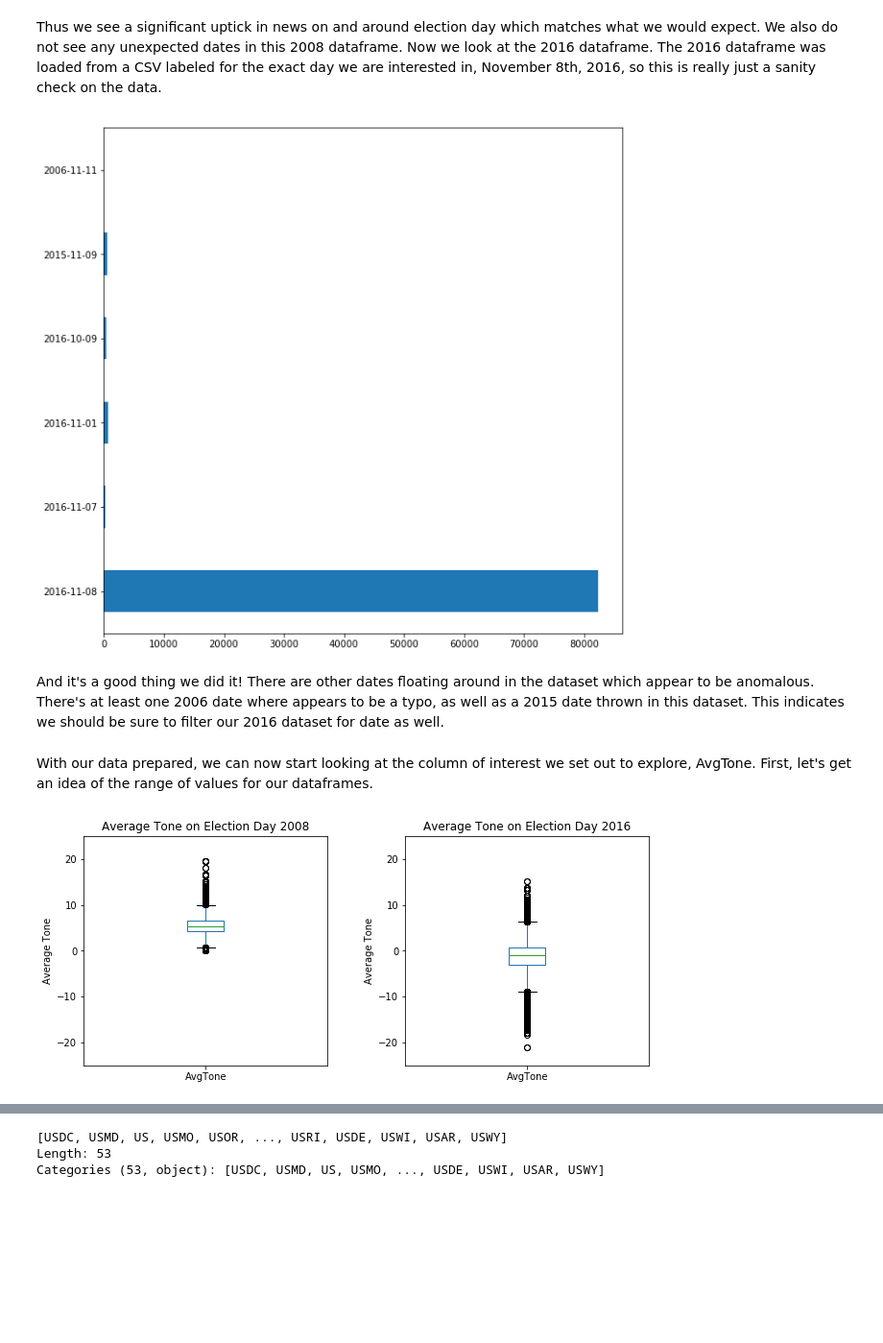
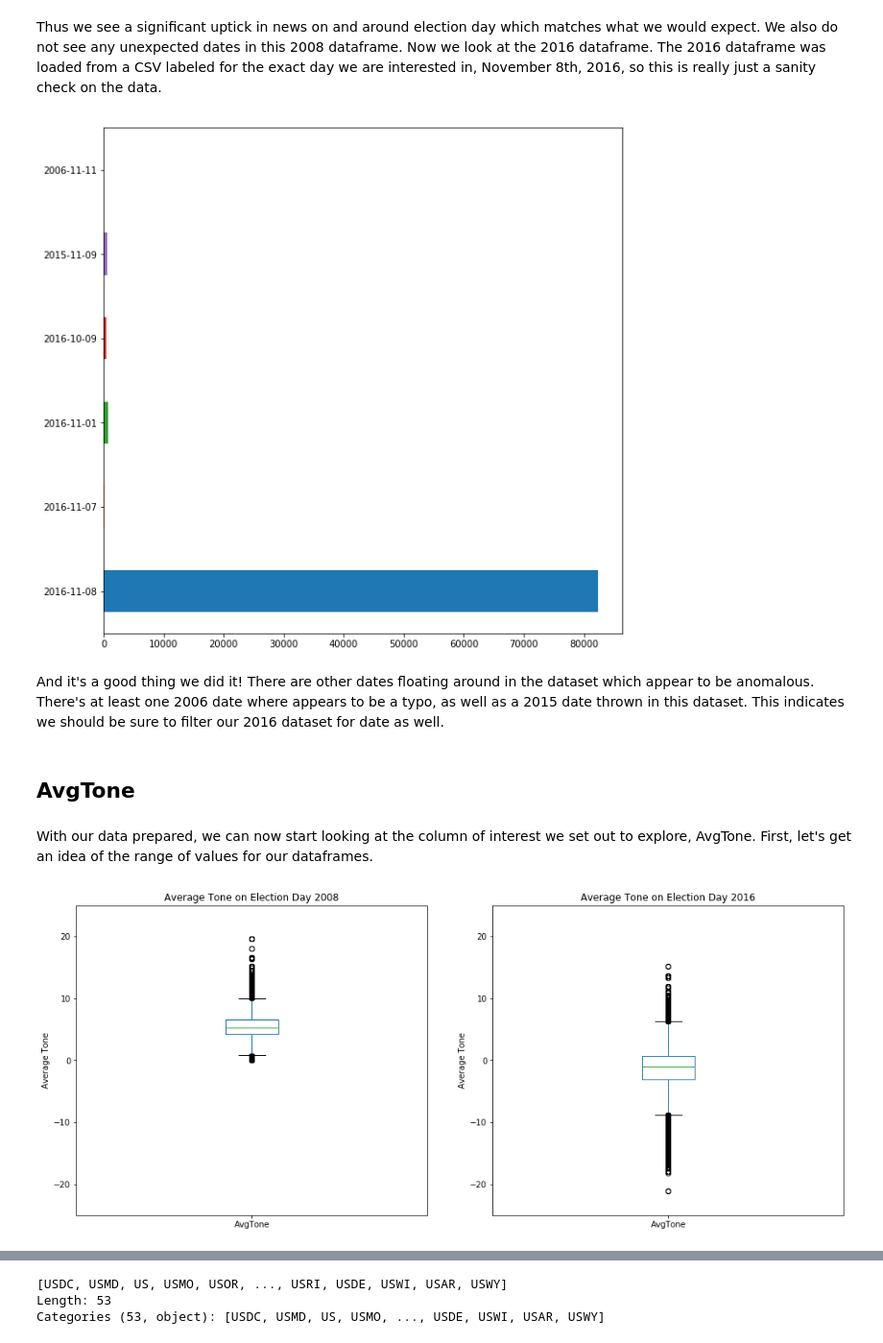
Before and after one commit to eistre91/thinkful-projects, a Jupyter notebook: GDELT Capstone Report.ipynb, the cells around one changed output, grey strips where cells are left out. Shown at 96% size. Cells and saved outputs as stored; diff of their text form; code cells hidden in the pictures; blank space fills up the shorter version.

```diff
--- a/GDELT Capstone Report.ipynb
+++ b/GDELT Capstone Report.ipynb
@@ -145,10 +146,10 @@ In the end, with optimized data type choices that also take into consideration t
 # %% [markdown]
 # Data Exploration
 # %%
-df_2008 = pd.read_csv(data_2008, sep='\t', names=columns[:57], \
+df_2008 = pd.read_csv(data_2008, sep='\t', names=GDELT_columns[:57], \
                         usecols=usecols, dtype=dtype_dict, \
                         parse_dates=['SQLDATE'])
-df_2016 = pd.read_csv(data_2016, sep='\t', names=columns, \
+df_2016 = pd.read_csv(data_2016, sep='\t', names=GDELT_columns, \
                         usecols=usecols, dtype=dtype_dict, \
                         parse_dates=['SQLDATE'])
 # %%
@@ -168,8 +169,8 @@ df_2008['ActionGeo_CountryCode'].unique()
 Length: 241
 Categories (240, object): [AF, US, CA, ID, ..., NT, AV, NF, VC]
 # %%
-df_2008_us = df_2008[df_2008['ActionGeo_CountryCode'] == 'US']
-df_2016_us = df_2016[df_2016['ActionGeo_CountryCode'] == 'US']
+df_2008_us = df_2008.loc[df_2008['ActionGeo_CountryCode'] == 'US',:].copy()
+df_2016_us = df_2016.loc[df_2016['ActionGeo_CountryCode'] == 'US',:].copy()
 # %% [markdown]
 ## Exploring Event Dates
 # %% [markdown]
@@ -192,30 +194,32 @@ df_2016_us['SQLDATE'].astype(str).value_counts() \
                      .sort_index(ascending=False) \
                      .plot.barh(figsize=(10,10));
 # %% [output]
-[figure, old version]
+[figure, new version]
 # %% [markdown]
 And it's a good thing we did it! There are other dates floating around in the dataset which appear to be anomalous. There's at least one 2006 date where appears to be a typo, as well as a 2015 date thrown in this dataset. This indicates we should be sure to filter our 2016 dataset for date as well.
 # %%
 election_day_2008 = np.datetime64('2008-11-04')
-df_2008_usel = df_2008_us[df_2008_us['SQLDATE'] == election_day_2008]
+df_2008_usel = df_2008_us.loc[df_2008_us['SQLDATE'] == election_day_2008,:].copy()
 election_day_2016 = np.datetime64('2016-11-08')
-df_2016_usel = df_2016_us[df_2016_us['SQLDATE'] == election_day_2016]
+df_2016_usel = df_2016_us.loc[df_2016_us['SQLDATE'] == election_day_2016,:].copy()
+# %% [markdown]
+## AvgTone
 # %% [markdown]
 With our data prepared, we can now start looking at the column of interest we set out to explore, AvgTone. First, let's get an idea of the range of values for our dataframes.
 # %%
-fig, axs = plt.subplots(nrows=1, ncols=2, figsize=(10,5))
+fig, axs = plt.subplots(nrows=1, ncols=2, figsize=(15,7))
 fig.tight_layout(pad=5)
 
 plt.subplot(1,2,1)
 df_2008_usel['AvgTone'].plot(kind='box')
 plt.ylim(-25, 25)
 plt.ylabel("Average Tone")
 plt.title("Average Tone on Election Day 2008")
 
 plt.subplot(1,2,2)
 df_2016_usel['AvgTone'].plot(kind='box')
 plt.ylim(-25, 25)
 plt.ylabel("Average Tone")
 plt.title("Average Tone on Election Day 2016");
 # %% [output]
-[figure, old version]
+[figure, new version]
```
Also changed, not shown: parts of 48 cells of this notebook, 13 other files.
